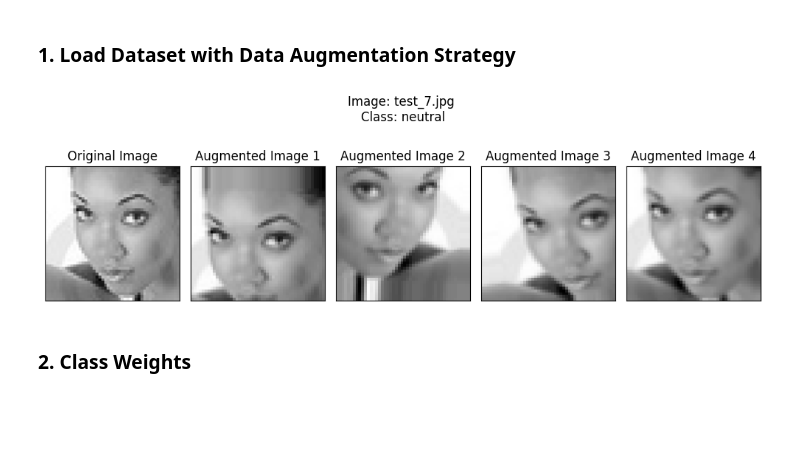
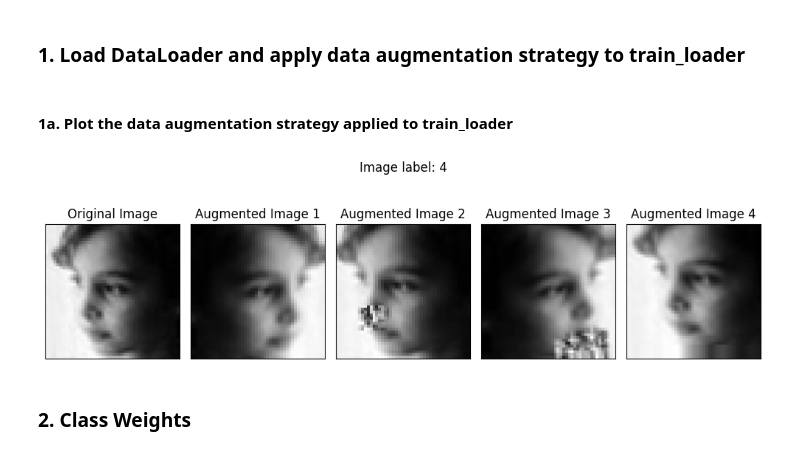
Before and after one commit to teddyld/occlusion-aware-engagement-detection, a Jupyter notebook: run.ipynb, the cells around one changed output. Saved outputs shown, nothing was run; the diff lists cells and outputs as text; code cells hidden in the pictures; blank space fills up the shorter version.

Commit message:
Update run notebook and plot_augmentation to display label name

```diff
--- a/run.ipynb
+++ b/run.ipynb
@@ -10,4 +9,2 @@ import cv2
 
 DEVICE = torch.device("cuda" if torch.cuda.is_available() else "cpu")
-# %% [markdown]
-### 1. Load Dataset with Data Augmentation Strategy
@@ -27,7 +11,17 @@ train_loader, valid_loader, test_loader = fer2013.get_dataloaders(augment_tf, HP
+# %% [markdown]
+### 1. Load DataLoader and apply data augmentation strategy to train_loader
+# %%
+import utils.transforms as transforms
+tf_name = 'baseline' # Modify to change data augmentation pipeline used
+augment_tf = transforms.get_transform(tf_name)
+
+train_loader, valid_loader, test_loader = fer2013.get_dataloaders(augment_tf, HPS['batch_size'], apply_landmark_tf=False)
+# %% [markdown]
+#### 1a. Plot the data augmentation strategy applied to train_loader
 # %%
-plot.plot_augmentation(test_loader, 'test', augment_tf)
+plot.plot_augmentation(augment_tf, apply_landmark_tf=True)
 # %% [output]
-[figure, old version]
+[figure, new version]
 # %% [markdown]
 ### 2. Class Weights
 # %% [markdown]
```
Also changed, not shown: parts of 11 cells of this notebook, 1 other file.
